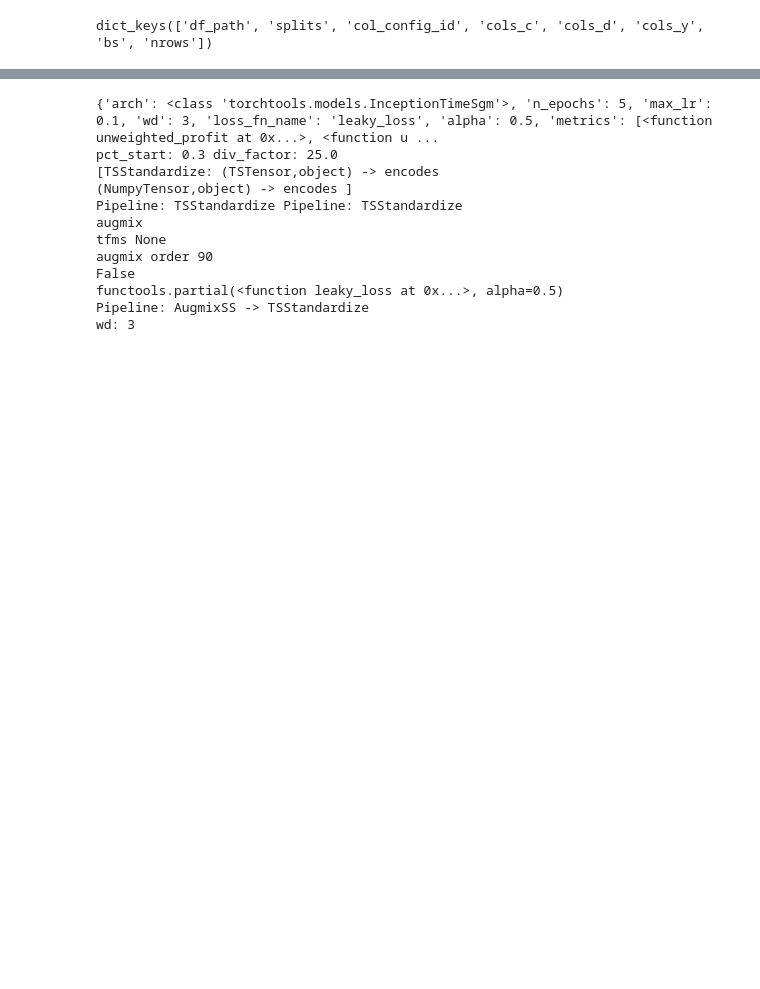
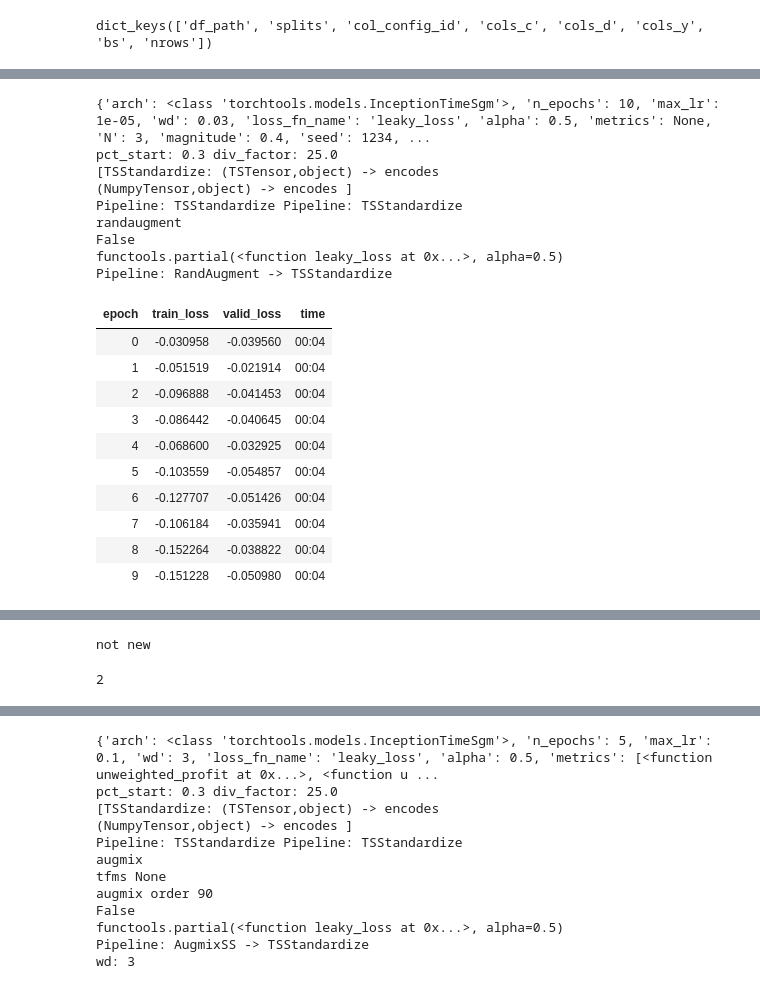
Before and after one commit to Takezo87/torchtools, a Jupyter notebook: _201_exploratory.ipynb, the cells around one changed output, grey strips where cells are left out. Cells and saved outputs as stored; diff of their text form; code cells hidden in the pictures; blank space fills up the shorter version.

```diff
--- a/_201_exploratory.ipynb
+++ b/_201_exploratory.ipynb
@@ -136,0 +188,24 @@ not new
+# %%
+df_results_fn = 'results_exploration.csv'
+ts_experiment.run_grid_search(hypers, df_results_fn)
+# %% [output]
+{'arch': <class 'torchtools.models.InceptionTimeSgm'>, 'n_epochs': 10, 'max_lr': 1e-05, 'wd': 0.03, 'loss_fn_name': 'leaky_loss', 'alpha': 0.5, 'metrics': None, 'N': 3, 'magnitude': 0.4, 'seed': 1234, ...
+pct_start: 0.3 div_factor: 25.0
+[TSStandardize: (TSTensor,object) -> encodes
+(NumpyTensor,object) -> encodes ]
+Pipeline: TSStandardize Pipeline: TSStandardize
+randaugment
+False
+functools.partial(<function leaky_loss at 0x...>, alpha=0.5)
+Pipeline: RandAugment -> TSStandardize
+| epoch | train_loss | valid_loss | time |
+| 0 | -0.030958 | -0.039560 | 00:04 |
+| 1 | -0.051519 | -0.021914 | 00:04 |
+| 2 | -0.096888 | -0.041453 | 00:04 |
+| 3 | -0.086442 | -0.040645 | 00:04 |
+| 4 | -0.068600 | -0.032925 | 00:04 |
+| 5 | -0.103559 | -0.054857 | 00:04 |
+| 6 | -0.127707 | -0.051426 | 00:04 |
+| 7 | -0.106184 | -0.035941 | 00:04 |
+| 8 | -0.152264 | -0.038822 | 00:04 |
+| 9 | -0.151228 | -0.050980 | 00:04 |
@@ -136,0 +213,5 @@ not new
+not new
+# %%
+ts_experiment.dls.n_targets
+# %% [output]
+2
```
Also changed, not shown: parts of 43 cells of this notebook, 13 other files.
